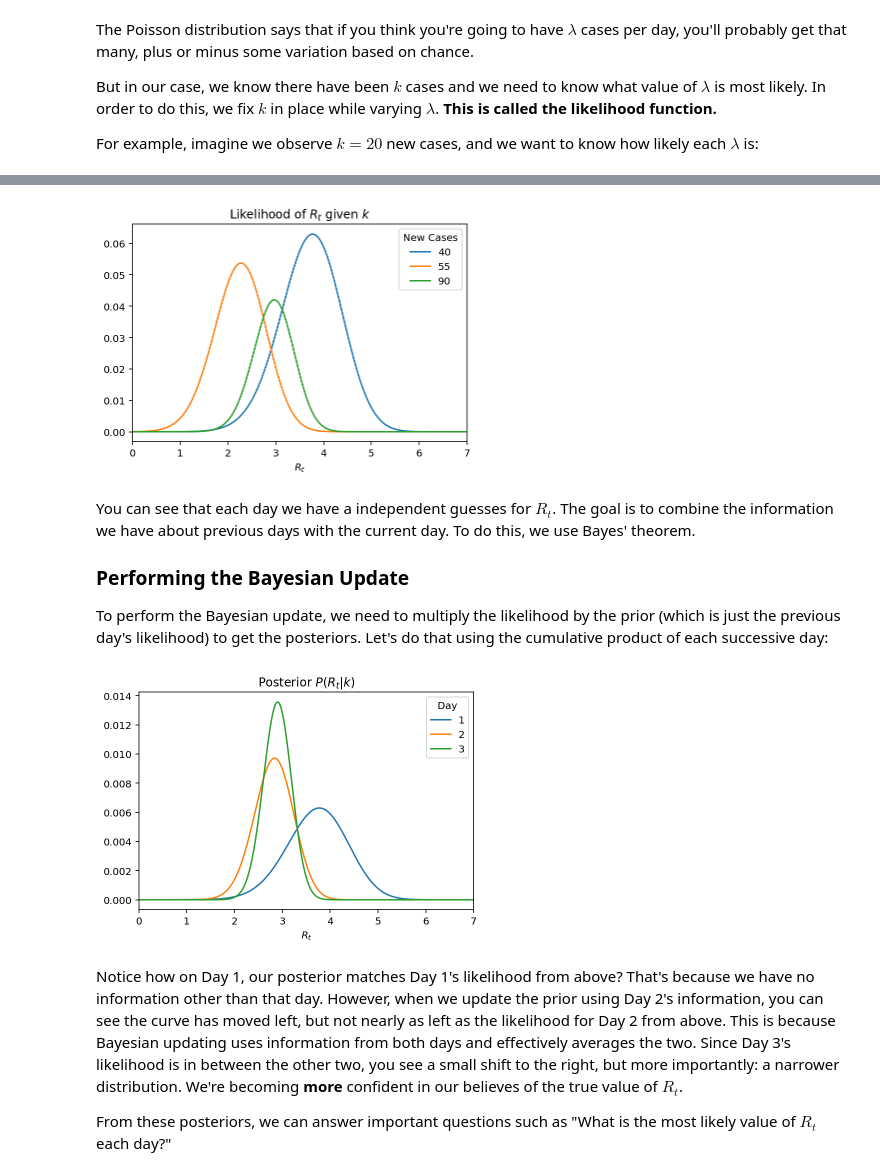
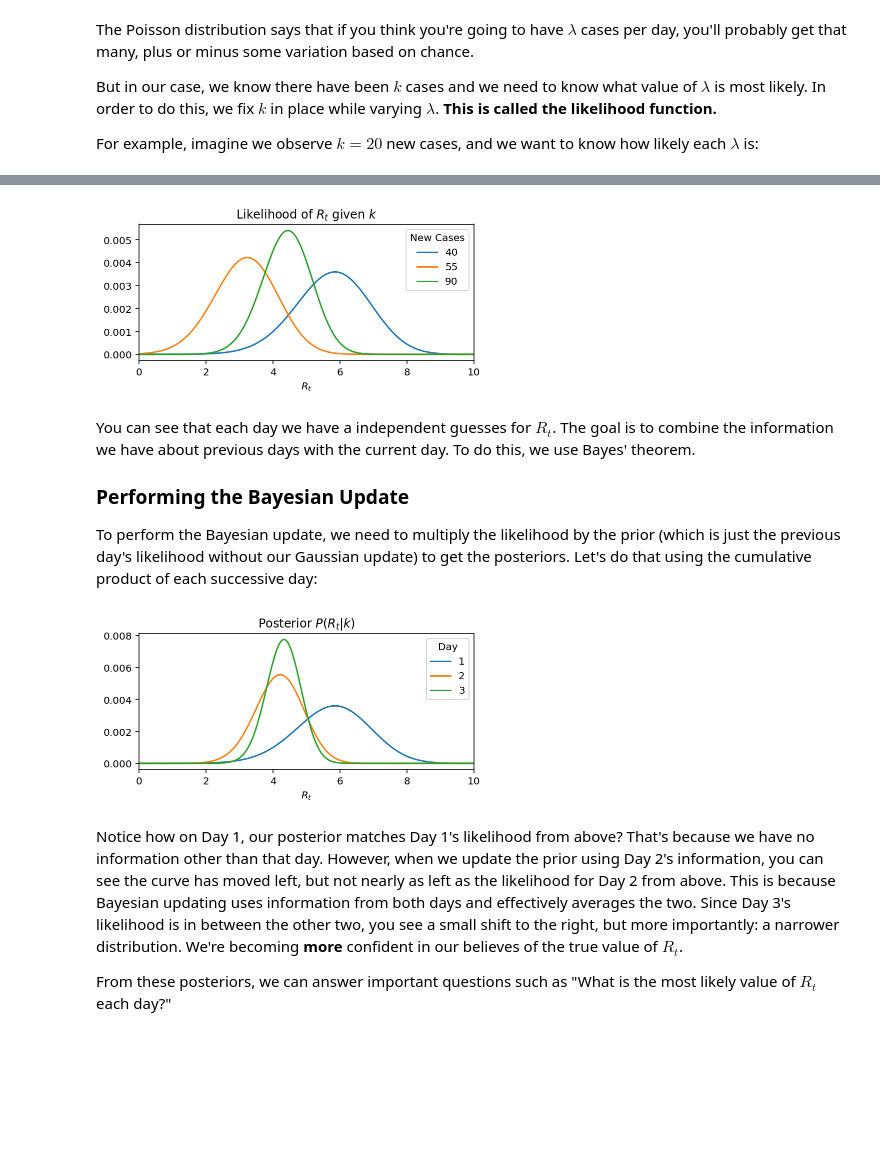
Before and after one commit to dsfsi/covid19za, a Jupyter notebook: notebooks/Realtime R0.ipynb, the cells around one changed output, grey strips where cells are left out. Drawn from its saved outputs; the diff is of its cells as text; code cells hidden in the pictures; blank space fills up the shorter version.

```diff
--- a/notebooks/Realtime R0.ipynb
+++ b/notebooks/Realtime R0.ipynb
@@ -157,42 +140,44 @@ To contiue our example, let's imagine a sample of new case counts $k$. What is t
 # %%
 k = np.array([20, 40, 55, 90])
 
 # We create an array for every possible value of Rt
 R_T_MAX = 12
 r_t_range = np.linspace(0, R_T_MAX, R_T_MAX*100+1)
 
 # Gamma is 1/serial interval
-# https://wwwnc.cdc.gov/eid/article/26/6/20-0357_article
-GAMMA = 1/4
+# https://wwwnc.cdc.gov/eid/article/26/7/20-0282_article
+# https://www.nejm.org/doi/full/10.1056/NEJMoa2001316
+GAMMA = 1/7
 
 # Map Rt into lambda so we can substitute it into the equation below
 # Note that we have N-1 lambdas because on the first day of an outbreak
 # you do not know what to expect.
 lam = k[:-1] * np.exp(GAMMA * (r_t_range[:, None] - 1))
 
 # Evaluate the likelihood on each day and normalize sum of each day to 1.0
 likelihood_r_t = sps.poisson.pmf(k[1:], lam)
-likelihood_r_t / np.sum(likelihood_r_t, axis=0)
+likelihood_r_t /= np.sum(likelihood_r_t, axis=0)
 
 # Plot it
 ax = pd.DataFrame(
     data = likelihood_r_t,
     index = r_t_range
 ).plot(
     title='Likelihood of $R_t$ given $k$',
-    xlim=(0,7)
+    xlim=(0,10),
+    figsize=(6,2.5)
 )
 
 ax.legend(labels=k[1:], title='New Cases')
 ax.set_xlabel('$R_t$');
 # %% [output]
-[figure, old version]
+[figure, new version]
 # %% [markdown]
 You can see that each day we have a independent guesses for $R_t$. The goal is to combine the information we have about previous days with the current day. To do this, we use Bayes' theorem.
 
 ### Performing the Bayesian Update
 
-To perform the Bayesian update, we need to multiply the likelihood by the prior (which is just the previous day's likelihood) to get the posteriors. Let's do that using the cumulative product of each successive day:
+To perform the Bayesian update, we need to multiply the likelihood by the prior (which is just the previous day's likelihood without our Gaussian update) to get the posteriors. Let's do that using the cumulative product of each successive day:
 # %%
 posteriors = likelihood_r_t.cumprod(axis=1)
 posteriors = posteriors / np.sum(posteriors, axis=0)
@@ -205,12 +190,13 @@ posteriors = pd.DataFrame(
 
 ax = posteriors.plot(
     title='Posterior $P(R_t|k)$',
-    xlim=(0,7)
+    xlim=(0,10),
+    figsize=(6,2.5)
 )
 ax.legend(title='Day')
 ax.set_xlabel('$R_t$');
 # %% [output]
-[figure, old version]
+[figure, new version]
 # %% [markdown]
 Notice how on Day 1, our posterior matches Day 1's likelihood from above? That's because we have no information other than that day. However, when we update the prior using Day 2's information, you can see the curve has moved left, but not nearly as left as the likelihood for Day 2 from above. This is because Bayesian updating uses information from both days and effectively averages the two. Since Day 3's likelihood is in between the other two, you see a small shift to the right, but more importantly: a narrower distribution. We're becoming __more__ confident in our believes of the true value of $R_t$.
 
```
Also changed, not shown: parts of 47 cells of this notebook.
